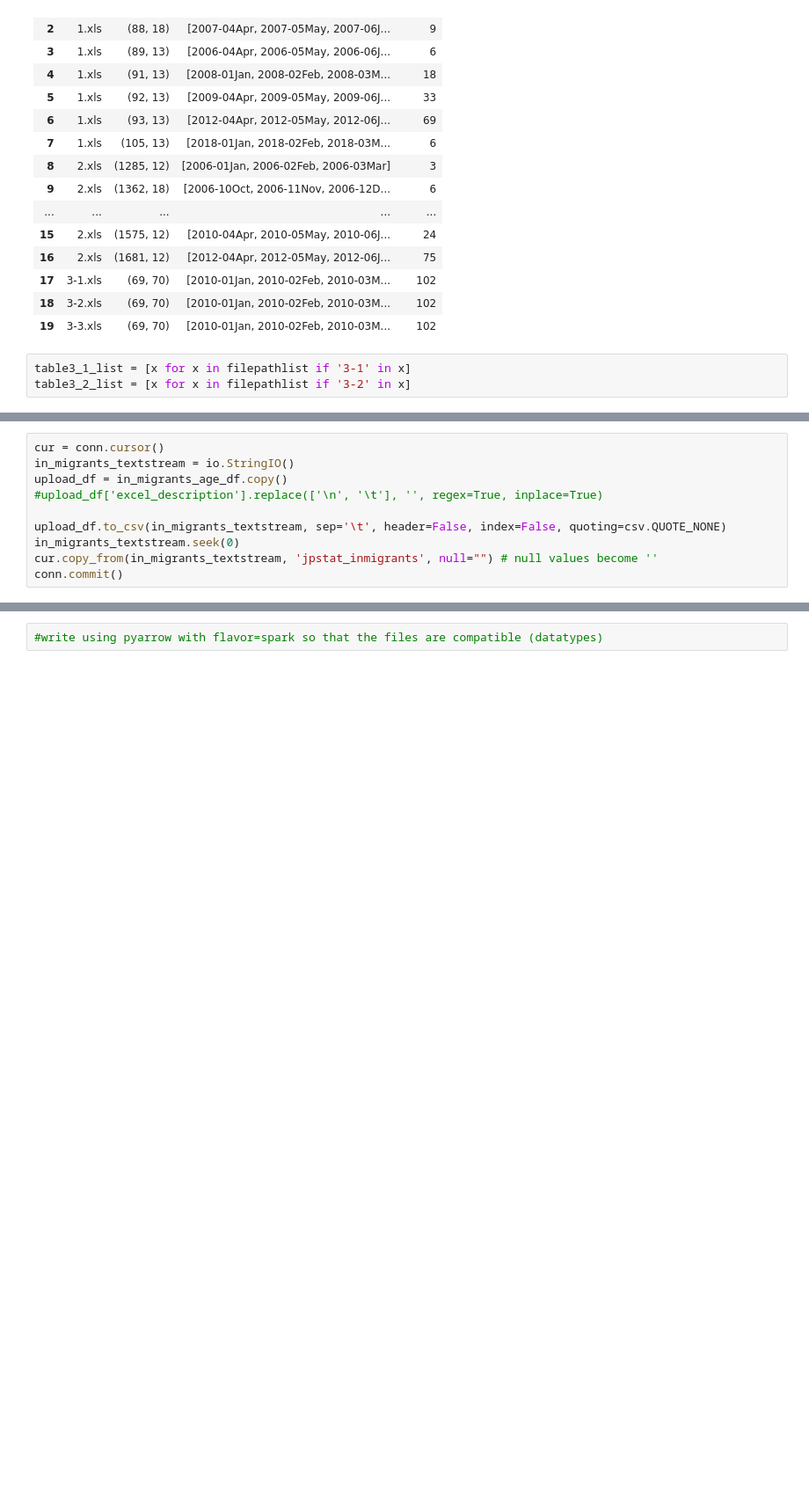
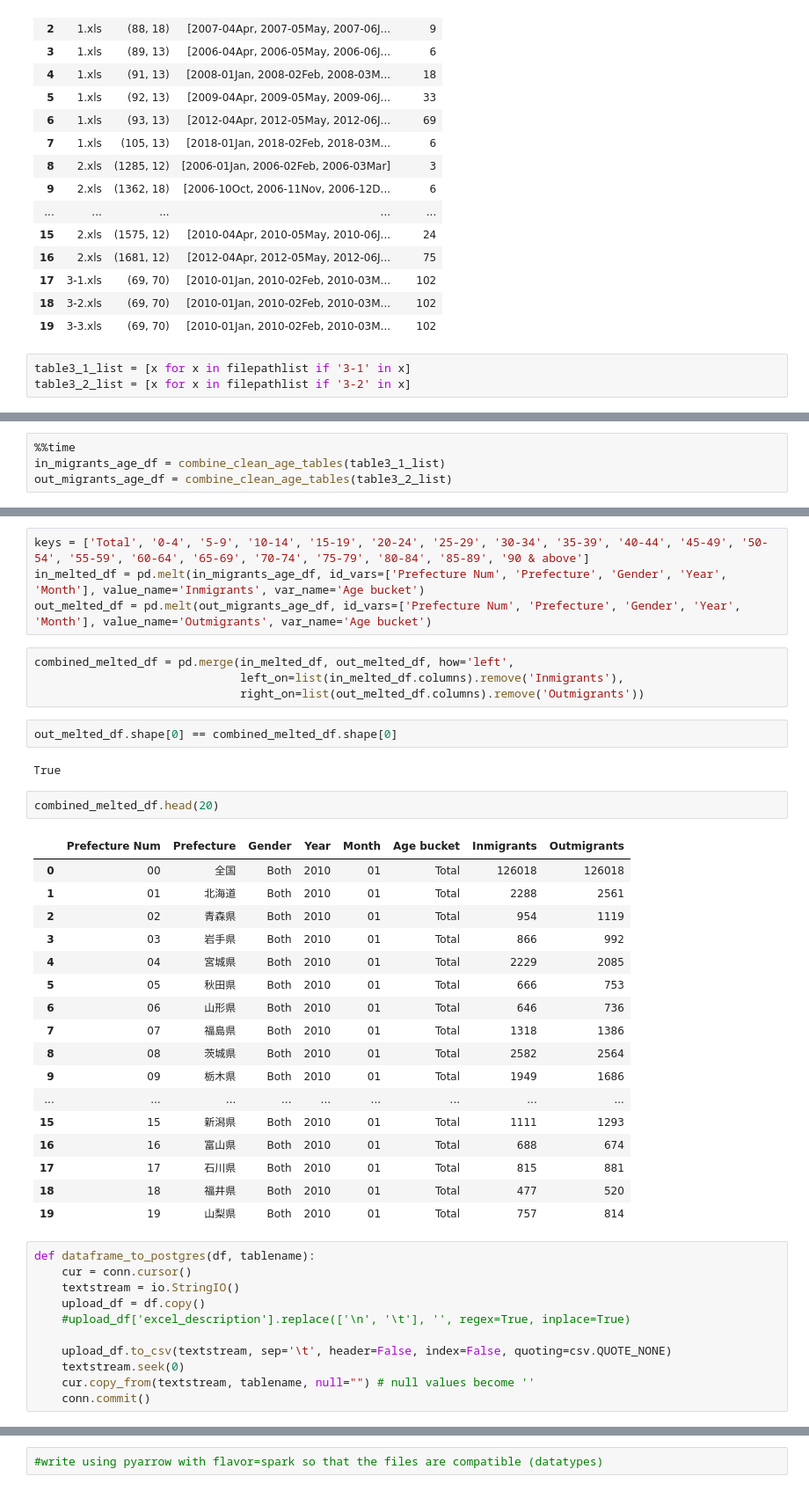
Before and after one commit to freedaemons/jpstat, a Jupyter notebook: excel-vet.ipynb, the cells around one changed output, grey strips where cells are left out. Shown at 88% size. Drawn from its saved outputs; the diff is of its cells as text; blank space fills up the shorter version.

Commit message:
Pivot and combine in/out migration tables

```diff
--- a/excel-vet.ipynb
+++ b/excel-vet.ipynb
@@ -178,0 +165,4 @@ in_migrants_age_df
+# %%
+%%time
+in_migrants_age_df = combine_clean_age_tables(table3_1_list)
+out_migrants_age_df = combine_clean_age_tables(table3_2_list)
@@ -179,10 +198,43 @@ in_migrants_age_df
+# %%
+keys = ['Total', '0-4', '5-9', '10-14', '15-19', '20-24', '25-29', '30-34', '35-39', '40-44', '45-49', '50-54', '55-59', '60-64', '65-69', '70-74', '75-79', '80-84', '85-89', '90 & above']
+in_melted_df = pd.melt(in_migrants_age_df, id_vars=['Prefecture Num', 'Prefecture', 'Gender', 'Year', 'Month'], value_name='Inmigrants', var_name='Age bucket')
+out_melted_df = pd.melt(out_migrants_age_df, id_vars=['Prefecture Num', 'Prefecture', 'Gender', 'Year', 'Month'], value_name='Outmigrants', var_name='Age bucket')
+# %%
+combined_melted_df = pd.merge(in_melted_df, out_melted_df, how='left',
+                              left_on=list(in_melted_df.columns).remove('Inmigrants'),
+                              right_on=list(out_melted_df.columns).remove('Outmigrants'))
+# %%
+out_melted_df.shape[0] == combined_melted_df.shape[0]
+# %% [output]
+True
+# %%
+combined_melted_df.head(20)
+# %% [output]
+|  | Prefecture Num | Prefecture | Gender | Year | Month | Age bucket | Inmigrants | Outmigrants |
+| 0 | 00 | 全国 | Both | 2010 | 01 | Total | 126018 | 126018 |
+| 1 | 01 | 北海道 | Both | 2010 | 01 | Total | 2288 | 2561 |
+| 2 | 02 | 青森県 | Both | 2010 | 01 | Total | 954 | 1119 |
+| 3 | 03 | 岩手県 | Both | 2010 | 01 | Total | 866 | 992 |
+| 4 | 04 | 宮城県 | Both | 2010 | 01 | Total | 2229 | 2085 |
+| 5 | 05 | 秋田県 | Both | 2010 | 01 | Total | 666 | 753 |
+| 6 | 06 | 山形県 | Both | 2010 | 01 | Total | 646 | 736 |
+| 7 | 07 | 福島県 | Both | 2010 | 01 | Total | 1318 | 1386 |
+| 8 | 08 | 茨城県 | Both | 2010 | 01 | Total | 2582 | 2564 |
+| 9 | 09 | 栃木県 | Both | 2010 | 01 | Total | 1949 | 1686 |
+| ... | ... | ... | ... | ... | ... | ... | ... | ... |
+| 15 | 15 | 新潟県 | Both | 2010 | 01 | Total | 1111 | 1293 |
+| 16 | 16 | 富山県 | Both | 2010 | 01 | Total | 688 | 674 |
+| 17 | 17 | 石川県 | Both | 2010 | 01 | Total | 815 | 881 |
+| 18 | 18 | 福井県 | Both | 2010 | 01 | Total | 477 | 520 |
+| 19 | 19 | 山梨県 | Both | 2010 | 01 | Total | 757 | 814 |
 # %%
-cur = conn.cursor()
-in_migrants_textstream = io.StringIO()
-upload_df = in_migrants_age_df.copy()
-#upload_df['excel_description'].replace(['\n', '\t'], '', regex=True, inplace=True)
+def dataframe_to_postgres(df, tablename):
+    cur = conn.cursor()
+    textstream = io.StringIO()
+    upload_df = df.copy()
+    #upload_df['excel_description'].replace(['\n', '\t'], '', regex=True, inplace=True)
 
-upload_df.to_csv(in_migrants_textstream, sep='\t', header=False, index=False, quoting=csv.QUOTE_NONE)
-in_migrants_textstream.seek(0)
-cur.copy_from(in_migrants_textstream, 'jpstat_inmigrants', null="") # null values become ''
-conn.commit()
+    upload_df.to_csv(textstream, sep='\t', header=False, index=False, quoting=csv.QUOTE_NONE)
+    textstream.seek(0)
+    cur.copy_from(textstream, tablename, null="") # null values become ''
+    conn.commit()
```
Also changed, not shown: parts of 9 cells of this notebook, 1 other file.
